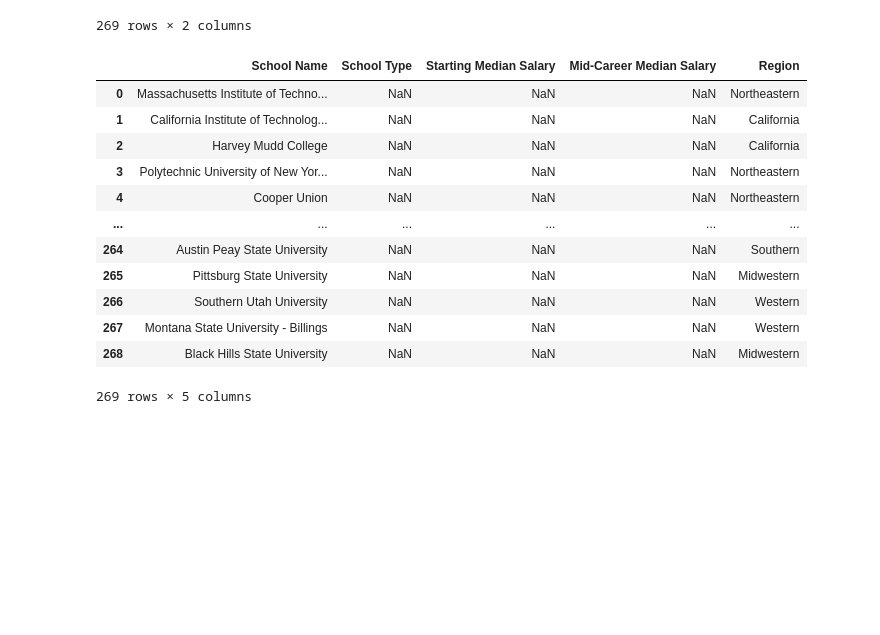
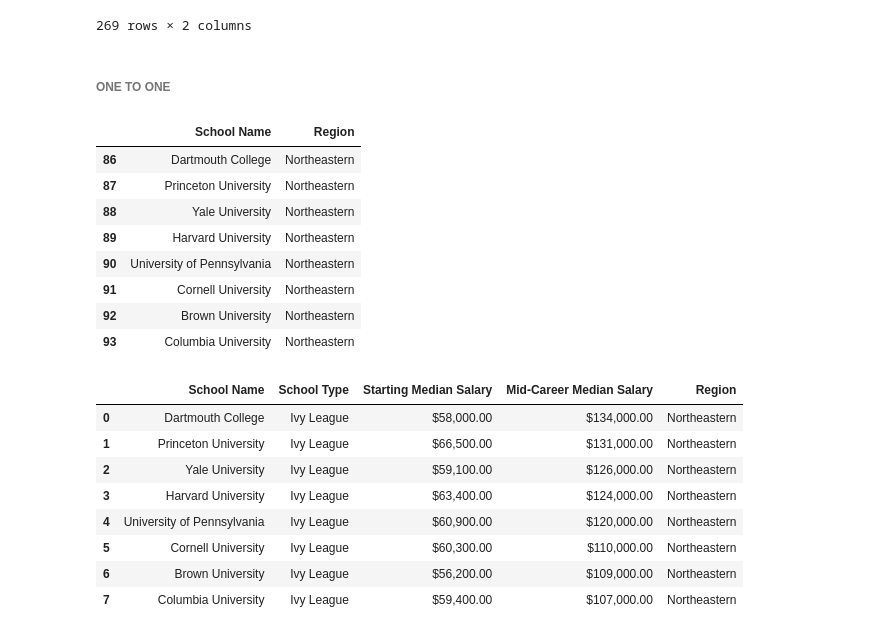
Before and after one commit to emanuelramponi/cp2, a Jupyter notebook: pandas1/integrando_conceptos.ipynb, the cells around one changed output. Drawn from its saved outputs; the diff is of its cells as text; code cells hidden in the pictures; blank space fills up the shorter version.

```diff
--- a/pandas1/integrando_conceptos.ipynb
+++ b/pandas1/integrando_conceptos.ipynb
@@ -1115,19 +1147,30 @@ regiones
 | 267 | Montana State University - Billings | Western |
 | 268 | Black Hills State University | Midwestern |
 269 rows × 2 columns
+# %% [markdown]
+###### ONE TO ONE
+# %%
+regiones[regiones['School Name'].isin(ivies['School Name'])]
+# we got the exactly the 8 ivies school, so we've confirmed that both datasets have a unique values on the key column for the keys that they have in common
+# %% [output]
+|  | School Name | Region |
+| 86 | Dartmouth College | Northeastern |
+| 87 | Princeton University | Northeastern |
+| 88 | Yale University | Northeastern |
+| 89 | Harvard University | Northeastern |
+| 90 | University of Pennsylvania | Northeastern |
+| 91 | Cornell University | Northeastern |
+| 92 | Brown University | Northeastern |
+| 93 | Columbia University | Northeastern |
 # %%
-pd.merge(ivies,regiones,how='right')
+pd.merge(ivies,regiones,how='inner', on= 'School Name')
 # %% [output]
 |  | School Name | School Type | Starting Median Salary | Mid-Career Median Salary | Region |
-| 0 | Massachusetts Institute of Techno... | NaN | NaN | NaN | Northeastern |
-| 1 | California Institute of Technolog... | NaN | NaN | NaN | California |
-| 2 | Harvey Mudd College | NaN | NaN | NaN | California |
-| 3 | Polytechnic University of New Yor... | NaN | NaN | NaN | Northeastern |
-| 4 | Cooper Union | NaN | NaN | NaN | Northeastern |
-| ... | ... | ... | ... | ... | ... |
-| 264 | Austin Peay State University | NaN | NaN | NaN | Southern |
-| 265 | Pittsburg State University | NaN | NaN | NaN | Midwestern |
-| 266 | Southern Utah University | NaN | NaN | NaN | Western |
-| 267 | Montana State University - Billings | NaN | NaN | NaN | Western |
-| 268 | Black Hills State University | NaN | NaN | NaN | Midwestern |
+| 0 | Dartmouth College | Ivy League | $58,000.00 | $134,000.00 | Northeastern |
+| 1 | Princeton University | Ivy League | $66,500.00 | $131,000.00 | Northeastern |
+| 2 | Yale University | Ivy League | $59,100.00 | $126,000.00 | Northeastern |
+| 3 | Harvard University | Ivy League | $63,400.00 | $124,000.00 | Northeastern |
+| 4 | University of Pennsylvania | Ivy League | $60,900.00 | $120,000.00 | Northeastern |
+| 5 | Cornell University | Ivy League | $60,300.00 | $110,000.00 | Northeastern |
+| 6 | Brown University | Ivy League | $56,200.00 | $109,000.00 | Northeastern |
+| 7 | Columbia University | Ivy League | $59,400.00 | $107,000.00 | Northeastern |
-269 rows × 5 columns
```
Also changed, not shown: parts of 32 cells of this notebook, 1 other file.
